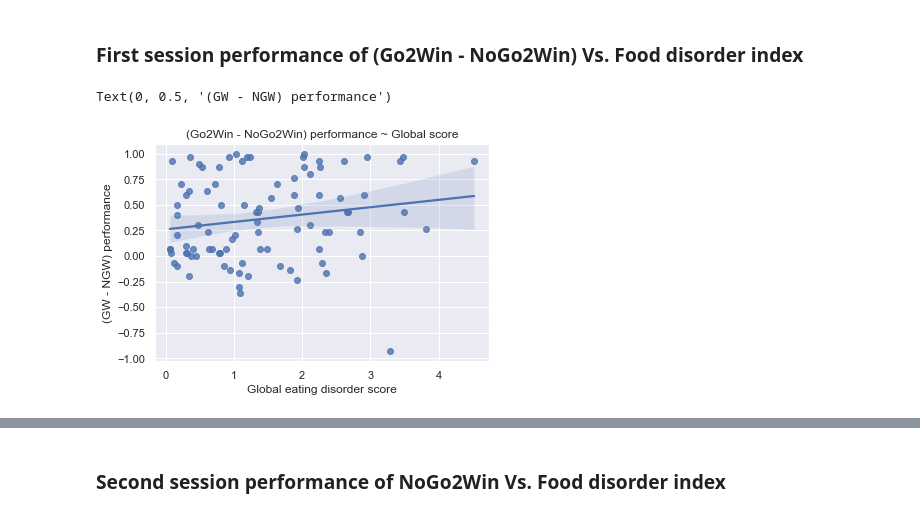
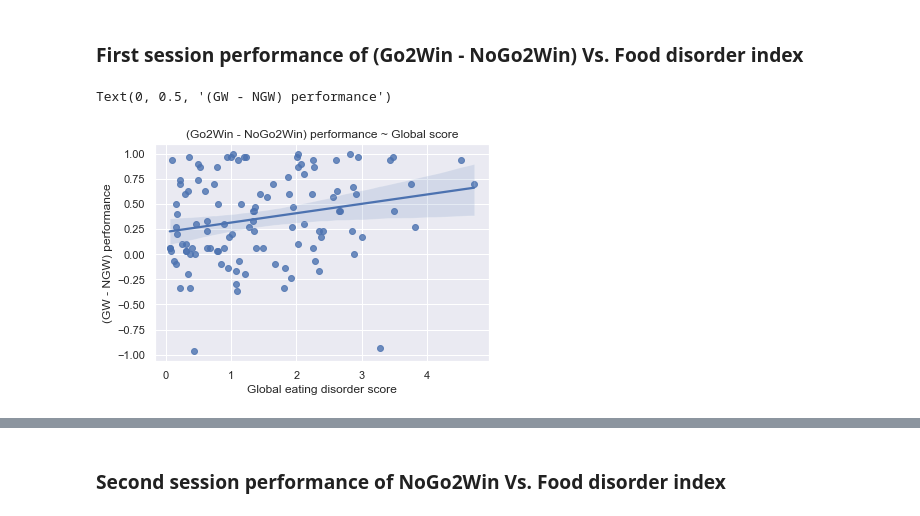
Before and after one commit to Sepsad/Interindividual-differences-in-Learning-to-Act-or-Avoid, a Jupyter notebook: hypothesis_testing.ipynb, the cells around one changed output, grey strips where cells are left out. Cells and saved outputs as stored; diff of their text form; code cells hidden in the pictures.

```diff
--- a/hypothesis_testing.ipynb
+++ b/hypothesis_testing.ipynb
@@ -92,7 +93,7 @@ perf_questionnaire_data = pd.merge(Questionnare_data, all_performance, on='mturk
 perf_questionnaire_data['nogo2win_mean_performance'] = (perf_questionnaire_data['nogo2win_first_session'] + perf_questionnaire_data['nogo2win_second_session'])/2
 perf_questionnaire_data['nogo2avoidPun_mean_performance'] = (perf_questionnaire_data['nogo2avoidPun_first_session'] + perf_questionnaire_data['nogo2avoidPun_second_session'])/2
 
-
+first_perf_questionnaire_data =  pd.merge(Questionnare_data, first_round_perfornance, on='mturkID' )
 
 # perf_questionnaire_data["pet-type"] = perf_questionnaire_data["pet-type"].map(lambda x: x if type(x)!=str else x.lower())
 # %% [markdown]
@@ -652,17 +645,19 @@ model.summary()
 # %% [markdown]
 <a id="EDE_first_rel_nogo2win"></a>
 ### First session performance of (Go2Win - NoGo2Win) Vs. Food disorder index
+# %%
+first_perf_questionnaire_data['first_rel_nogo2win'] = first_perf_questionnaire_data['go2win_first_session'] - first_perf_questionnaire_data['nogo2win_first_session']
 # %%
 plt.figure()
 
-sns.regplot(data = perf_questionnaire_data, x = 'global_score', y = 'first_rel_nogo2win' )
+sns.regplot(data = first_perf_questionnaire_data, x = 'global_score', y = 'first_rel_nogo2win' )
 plt.title('(Go2Win - NoGo2Win) performance ~ Global score')
 
 plt.xlabel('Global eating disorder score')
 plt.ylabel('(GW - NGW) performance')
 # %% [output]
 Text(0, 0.5, '(GW - NGW) performance')
-[figure, old version]
+[figure, new version]
 # %%
 smf.ols(formula = 'first_rel_nogo2win ~ global_score', data = perf_questionnaire_data ).fit().summary()
 # %% [output]
```
Also changed, not shown: parts of 22 cells of this notebook.
